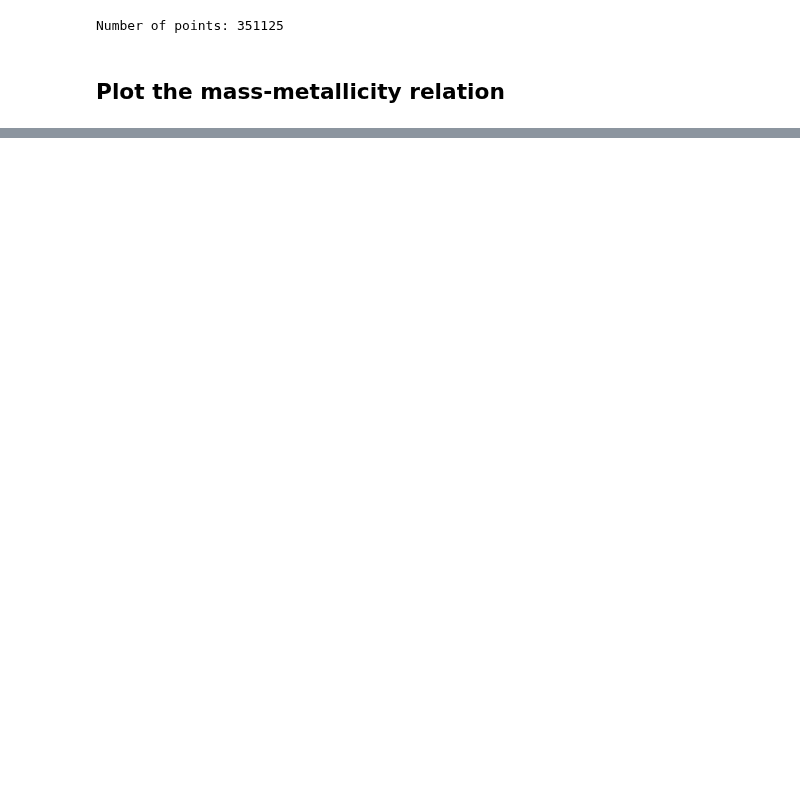
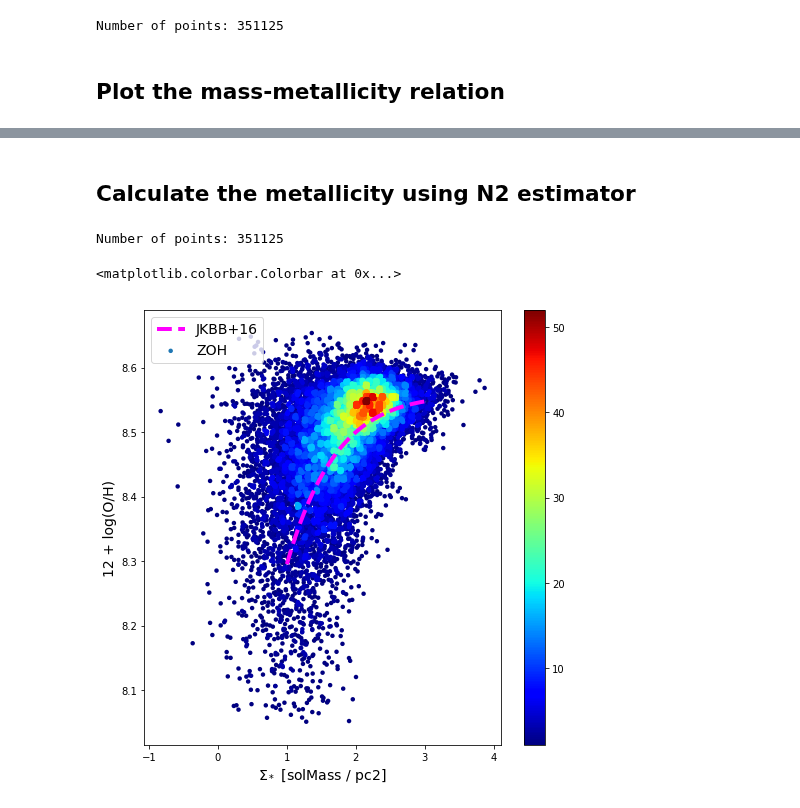
Before and after one commit to tonywong94/edge_pydb, a Jupyter notebook: demo_notebk/Mass-metallicity.ipynb, the cells around one changed output, grey strips where cells are left out. Drawn from its saved outputs; the diff is of its cells as text; code cells hidden in the pictures; blank space fills up the shorter version.

Commit message:
Update metallicity function to not require uncertainties
Former-commit-id: 700600116b723a275cec60bdac71642f63275102

```diff
--- a/demo_notebk/Mass-metallicity.ipynb
+++ b/demo_notebk/Mass-metallicity.ipynb
@@ -89,0 +92,24 @@ plt.colorbar(sc)
+# %% [markdown]
+## Calculate the metallicity using N2 estimator
+# %%
+ZOH = ZOH_M13(join3, method='n2', err=False)
+print('Number of points:',len(ZOH))
+not_nan = (~np.isnan(sig_star)) & (~np.isnan(ZOH)) & (sig_star>0) & (ZOH>0)
+x_det, y_det, z_det, *hist = xy2hist(np.log10(sig_star[not_nan]),
+                                     ZOH[not_nan], log=False)
+
+fig, ax = plt.subplots(figsize=(8,8))
+cm = plt.cm.get_cmap('jet')
+sc = ax.scatter(x_det, y_det, c=z_det, s=20, edgecolor='', cmap=cm)
+# From MaNGA paper, doi:10.1093/mnras/stw1984
+xmod = np.linspace(1,3,num=50)
+ymod = 8.55 + 0.014*(xmod-3.14)*np.exp(-(xmod-3.14))
+plt.plot(xmod,ymod,color='magenta',ls='--',lw=4,label='JKBB+16')
+plt.legend(loc='upper left',fontsize=14)
+plt.xlabel('$\Sigma_*$ ['+str(sig_star.unit)+']',fontsize=14)
+plt.ylabel('12 + log(O/H)',fontsize=14)
+plt.colorbar(sc)
+# %% [output]
+Number of points: 351125
+<matplotlib.colorbar.Colorbar at 0x...>
+[figure, added]
```
Also changed, not shown: parts of 4 cells of this notebook, 5 other files.
